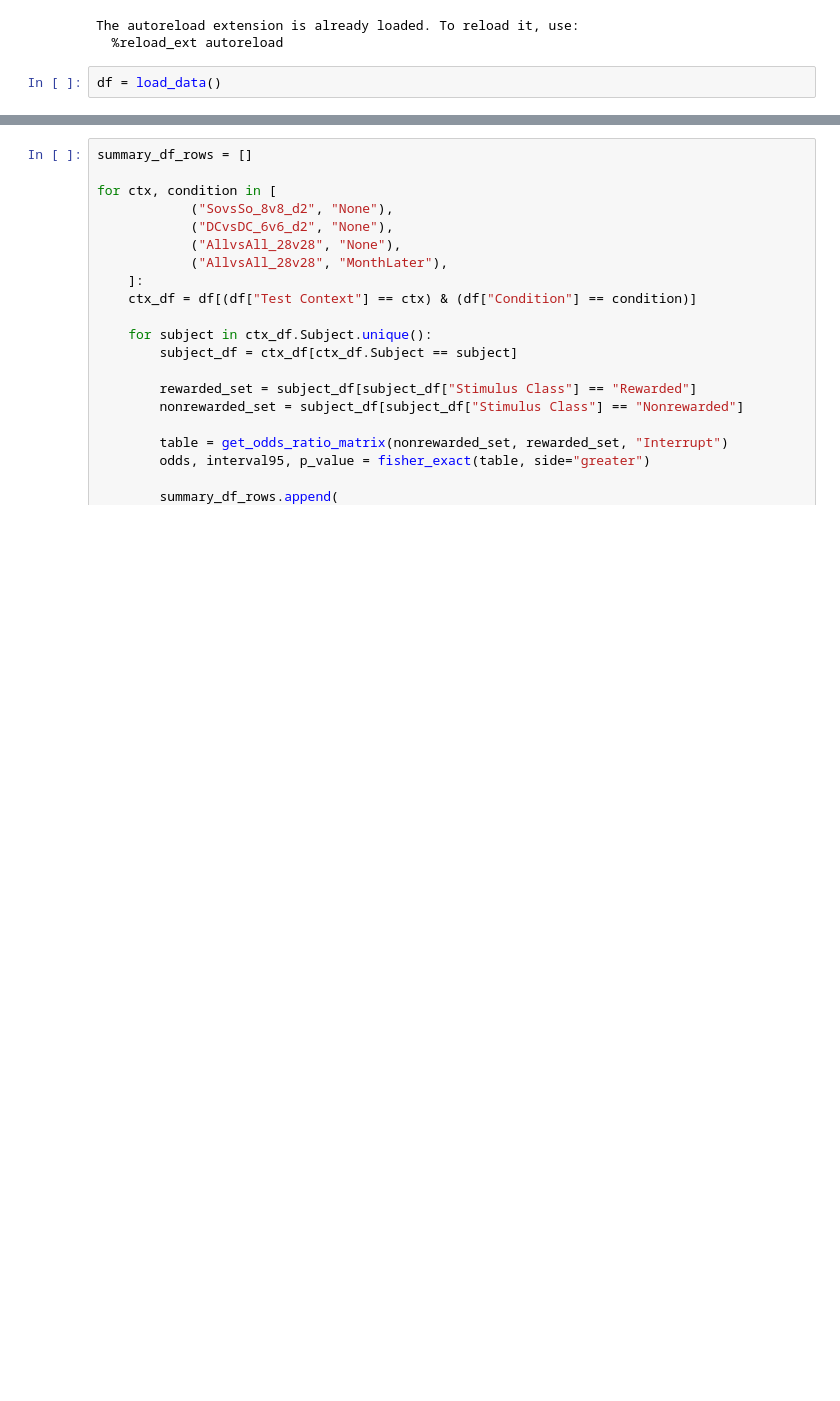
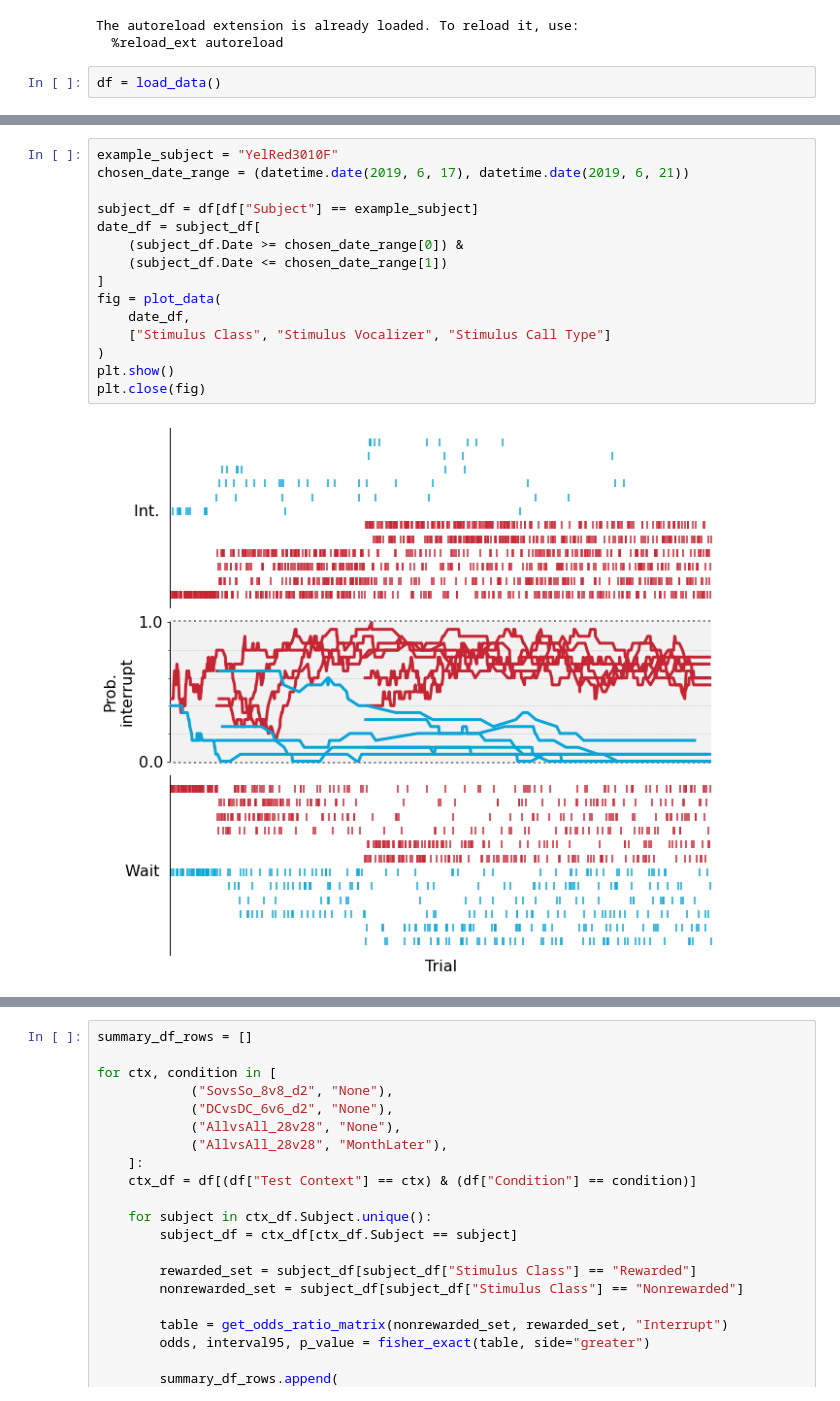
Before and after one commit to theunissenlab/zebra-finch-memory, a Jupyter notebook: notebooks/Generate Paper Figures.ipynb, the cells around one changed output, grey strips where cells are left out. Cells and saved outputs as stored; diff of their text form; blank space fills up the shorter version.

```diff
--- a/notebooks/Generate Paper Figures.ipynb
+++ b/notebooks/Generate Paper Figures.ipynb
@@ -30,0 +34,17 @@ df = load_data()
+# %%
+example_subject = "YelRed3010F"
+chosen_date_range = (datetime.date(2019, 6, 17), datetime.date(2019, 6, 21))
+
+subject_df = df[df["Subject"] == example_subject]
+date_df = subject_df[
+    (subject_df.Date >= chosen_date_range[0]) &
+    (subject_df.Date <= chosen_date_range[1])
+]
+fig = plot_data(
+    date_df,
+    ["Stimulus Class", "Stimulus Vocalizer", "Stimulus Call Type"]
+)
+plt.show()
+plt.close(fig)
+# %% [output]
+[figure, added]
```
Also changed, not shown: parts of 33 cells of this notebook, 1 other file.
